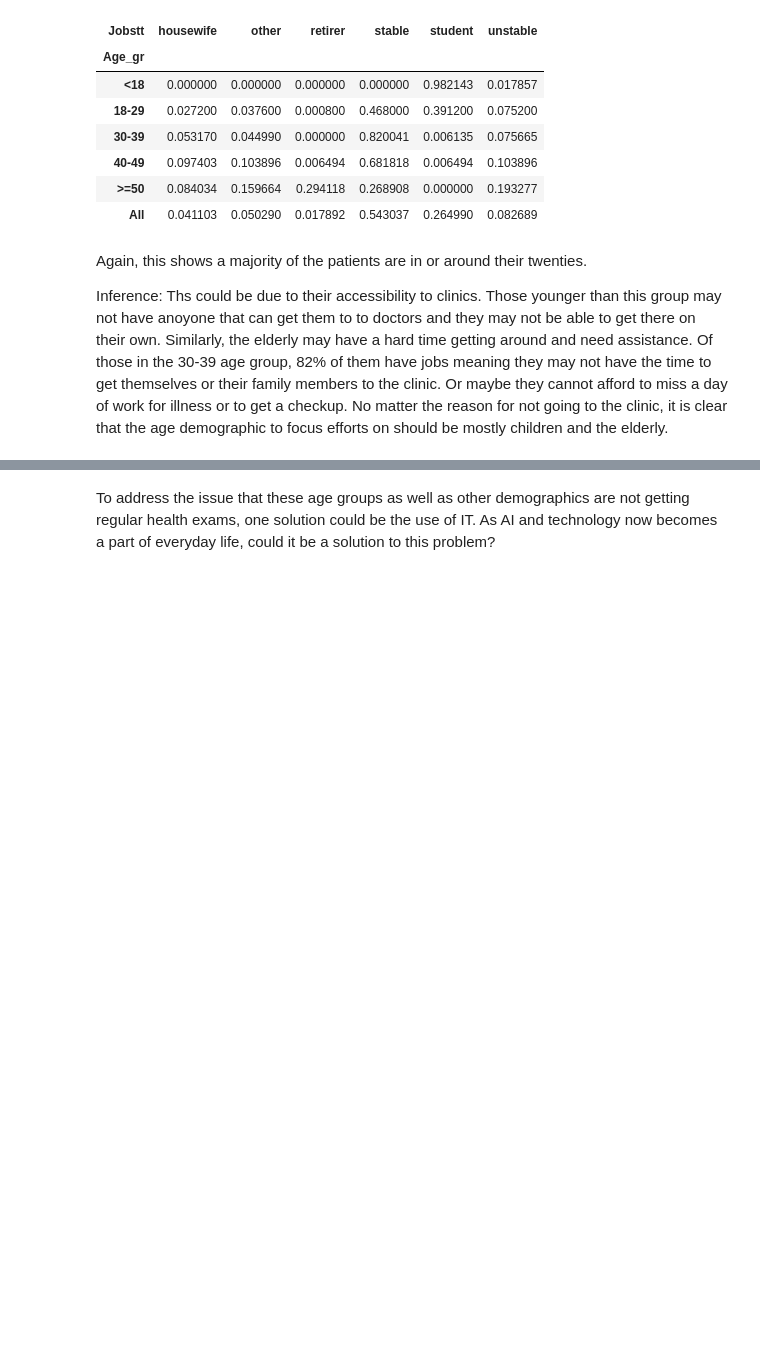
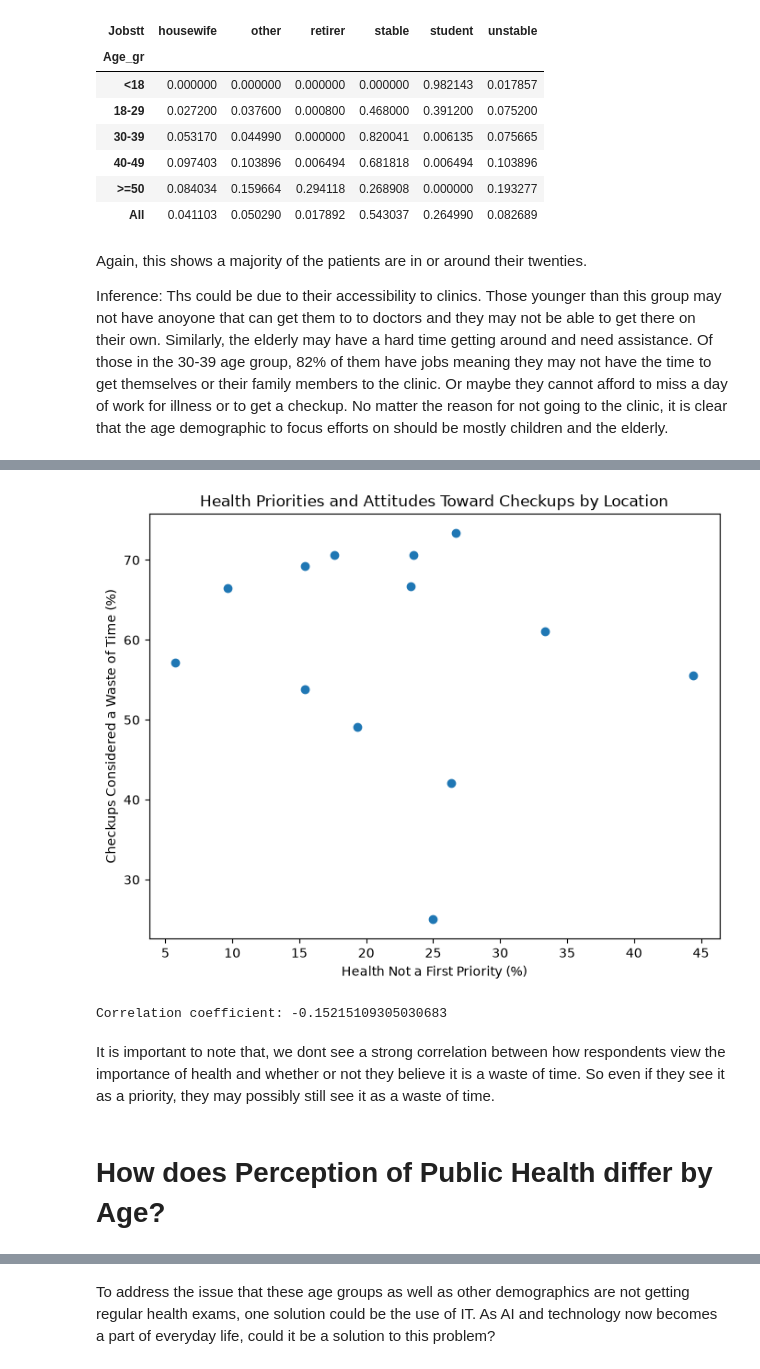
Before and after one commit to machellee/MachelleLe-EmmaMahoney-Project, a Jupyter notebook: notebooks/analysis.ipynb, the cells around one changed output, grey strips where cells are left out. Drawn from its saved outputs; the diff is of its cells as text; code cells hidden in the pictures; blank space fills up the shorter version.

```diff
--- a/notebooks/analysis.ipynb
+++ b/notebooks/analysis.ipynb
@@ -90,0 +242,17 @@ Inference: Ths could be due to their accessibility to clinics. Those younger tha
+# %%
+place_counts_filtered = place_counts[
+    place_counts.index.isin(places_enough_data)
+]
+
+place_attitudes = pd.DataFrame({
+    'Number of Responses': place_counts_filtered,
+    'Not First Priority (%)': place_health,
+    'Waste of Time (%)': place_wsttime
+})
+
+place_attitudes = place_attitudes.sort_values(
+    'Number of Responses',
+    ascending=False
+)
+
+place_attitudes
@@ -90,0 +275,26 @@ Inference: Ths could be due to their accessibility to clinics. Those younger tha
+# %%
+plt.figure(figsize=(8, 6))
+
+plt.scatter(
+    place_attitudes['Not First Priority (%)'],
+    place_attitudes['Waste of Time (%)']
+)
+
+plt.xlabel('Health Not a First Priority (%)')
+plt.ylabel('Checkups Considered a Waste of Time (%)')
+plt.title('Health Priorities and Attitudes Toward Checkups by Location')
+
+plt.show()
+
+correlation = place_attitudes['Not First Priority (%)'].corr(
+    place_attitudes['Waste of Time (%)']
+)
+
+print("Correlation coefficient:", correlation)
+# %% [output]
+[figure, added]
+Correlation coefficient: -0.15215109305030683
+# %% [markdown]
+It is important to note that, we dont see a strong correlation between how respondents view the importance of health and whether or not they believe it is a waste of time. So even if they see it as a priority, they may possibly still see it as a waste of time.
+# %% [markdown]
+# How does Perception of Public Health differ by Age?
```
Also changed, not shown: parts of 23 cells of this notebook, 5 other files.
